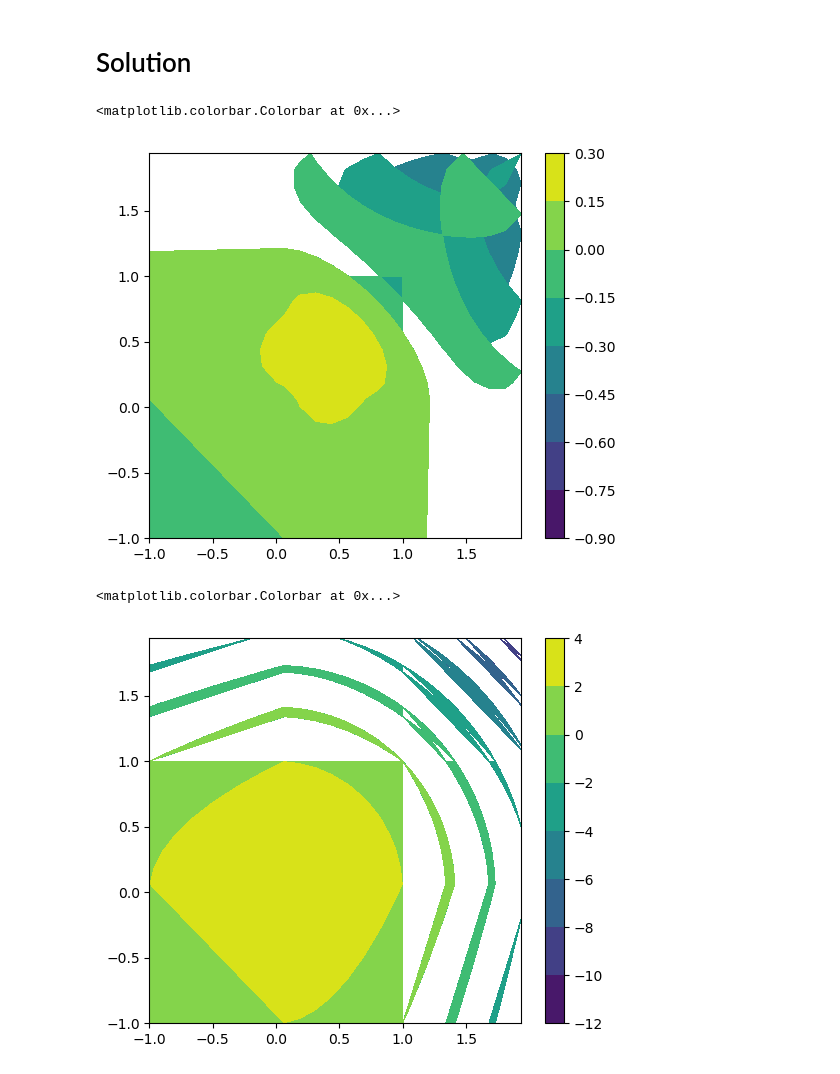
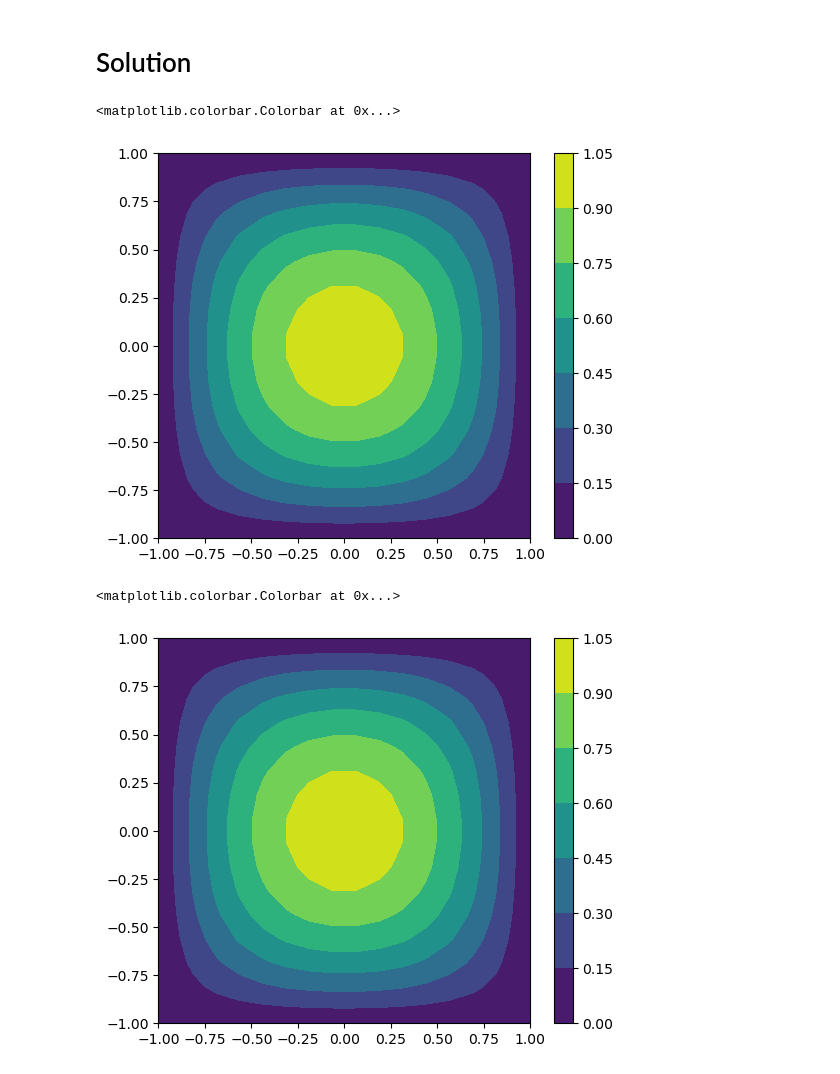
Before and after one commit to dontempty/PaScaL_TDMA_lab, a Jupyter notebook: examples_lab/lab.ipynb, the cells around one changed output. Drawn from its saved outputs; the diff is of its cells as text; code cells hidden in the pictures.

```diff
--- a/examples_lab/lab.ipynb
+++ b/examples_lab/lab.ipynb
@@ -275,8 +275,8 @@ xN = 1
 y0 = -1
 yN = 1
 
-nx = 16
-ny = 16
+nx = 32
+ny = 32
 
 npx = 2
 npy = 2
@@ -284,7 +284,7 @@ npy = 2
 mx = nx/npx
 my = ny/npy
 
-dx = (x0-xN)/nx
+dx = (xN-x0)/nx
 dy = (yN-y0)/ny
 
 x = np.zeros(nx+2)
@@ -292,18 +292,18 @@ y = np.zeros(ny+2)
 
 for i in range(nx+2):
     if i==0:
-        x[i] = -1
+        x[i] = x0
     elif i==nx+1:
-        x[i] = 1
+        x[i] = xN
     else:
-        x[i] = dx/2 + dx*(i-1)
+        x[i] = x0 + dx/2 + dx*(i-1)
 for j in range(ny+2):
     if j==0:
-        y[j] = -1
+        y[j] = y0
     elif j==ny+1:
-        y[j] = 1
+        y[j] = yN
     else:
-        y[j] = dy/2 + dy*(j-1)
+        y[j] = y0 + dy/2 + dy*(j-1)
 # %%
 solution = np.zeros((ny+2, nx+2))
 
@@ -325,22 +325,22 @@ plt.contourf(X, Y, solution)
 plt.colorbar()
 # %% [output]
 <matplotlib.colorbar.Colorbar at 0x...>
-[figure, old version]
+[figure, new version]
 # %%
 exact_solution = np.zeros((ny+2, nx+2))
 
 for j in range(0, ny+2):
     for i in range(0, nx+2):
-        exact_solution[j, i] = 2*(2 - x[i]**2 - y[j]**2)
+        exact_solution[j, i] = (1 - x[i]**2)*(1 - y[j]**2)
 
 X, Y = np.meshgrid(x, y)
 
 plt.figure(figsize=(6, 5))
 plt.contourf(X, Y, exact_solution)
 plt.colorbar()
 # %% [output]
 <matplotlib.colorbar.Colorbar at 0x...>
-[figure, old version]
+[figure, new version]
 # %%
 error = solution - exact_solution
 
```
Also changed, not shown: parts of 1 cell of this notebook, 17 other files.
